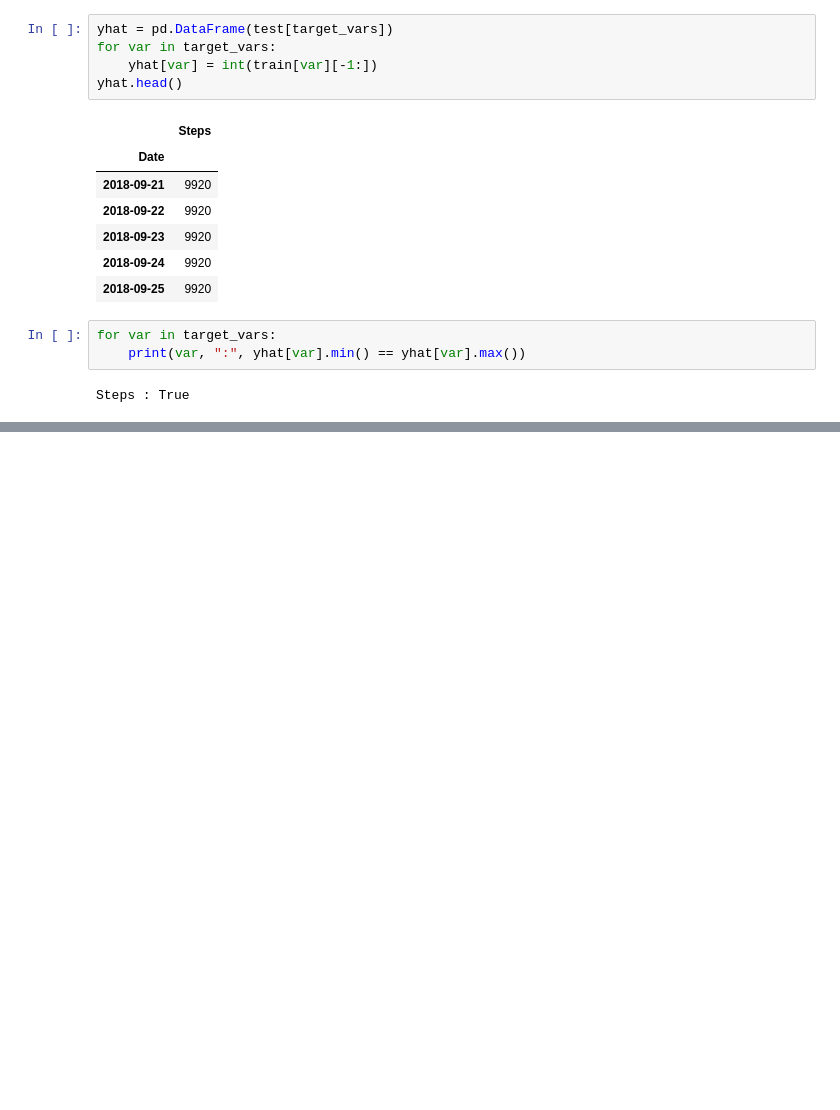
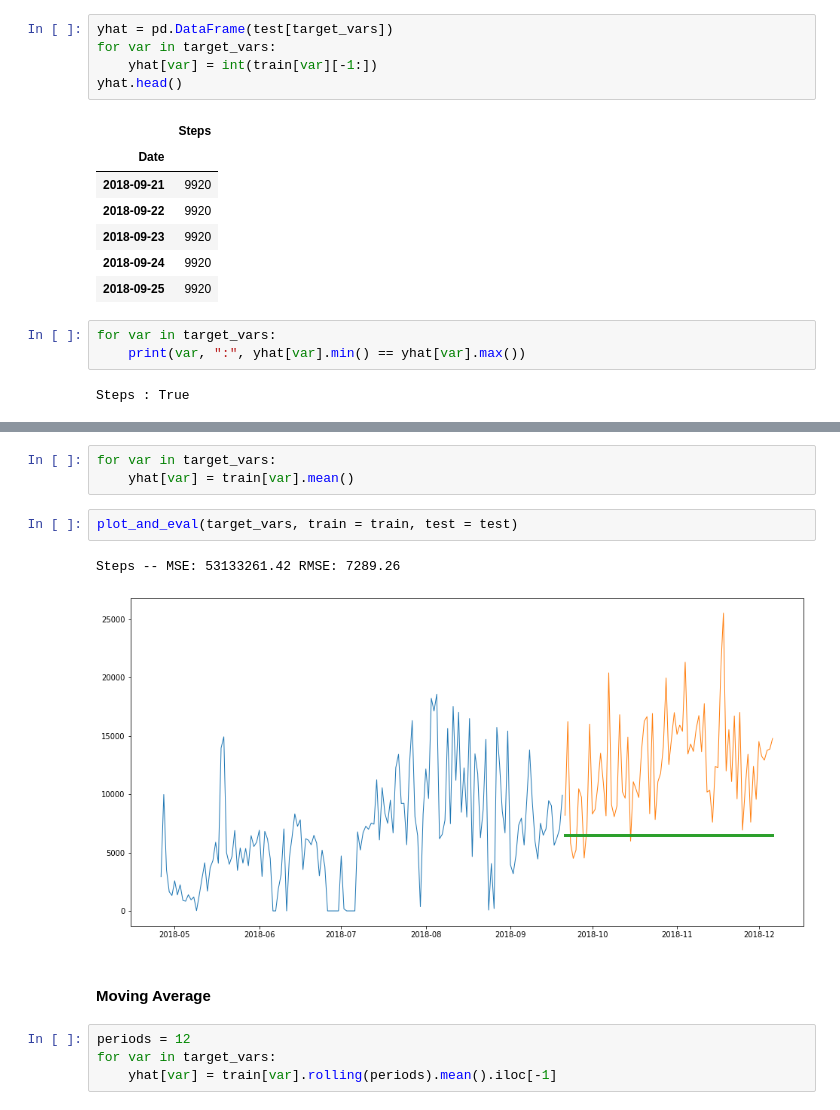
Before and after one commit to Bayes19/Project-Fitbit, a Jupyter notebook: Baseline for Steps .ipynb, the cells around one changed output, grey strips where cells are left out. Cells and saved outputs as stored; diff of their text form; blank space fills up the shorter version.

```diff
--- a/Baseline for Steps .ipynb
+++ b/Baseline for Steps .ipynb
@@ -121,0 +151,14 @@ KeyError: 'Dates'
+# %%
+for var in target_vars:
+    yhat[var] = train[var].mean()
+# %%
+plot_and_eval(target_vars, train = train, test = test)
+# %% [output]
+Steps -- MSE: 53133261.42 RMSE: 7289.26
+[figure, added]
+# %% [markdown]
+#### Moving Average
+# %%
+periods = 12
+for var in target_vars:
+    yhat[var] = train[var].rolling(periods).mean().iloc[-1]
```
Also changed, not shown: parts of 14 cells of this notebook.
